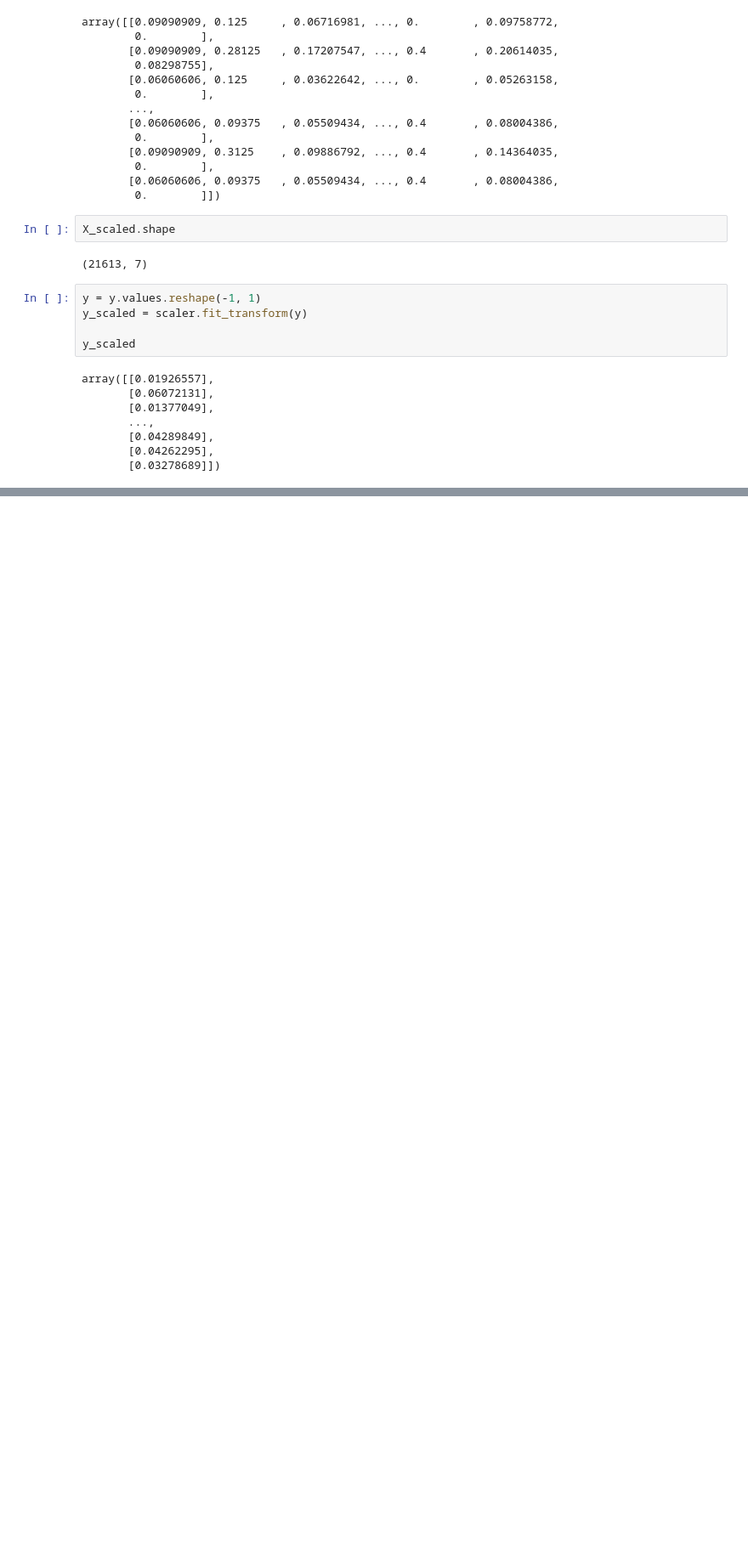
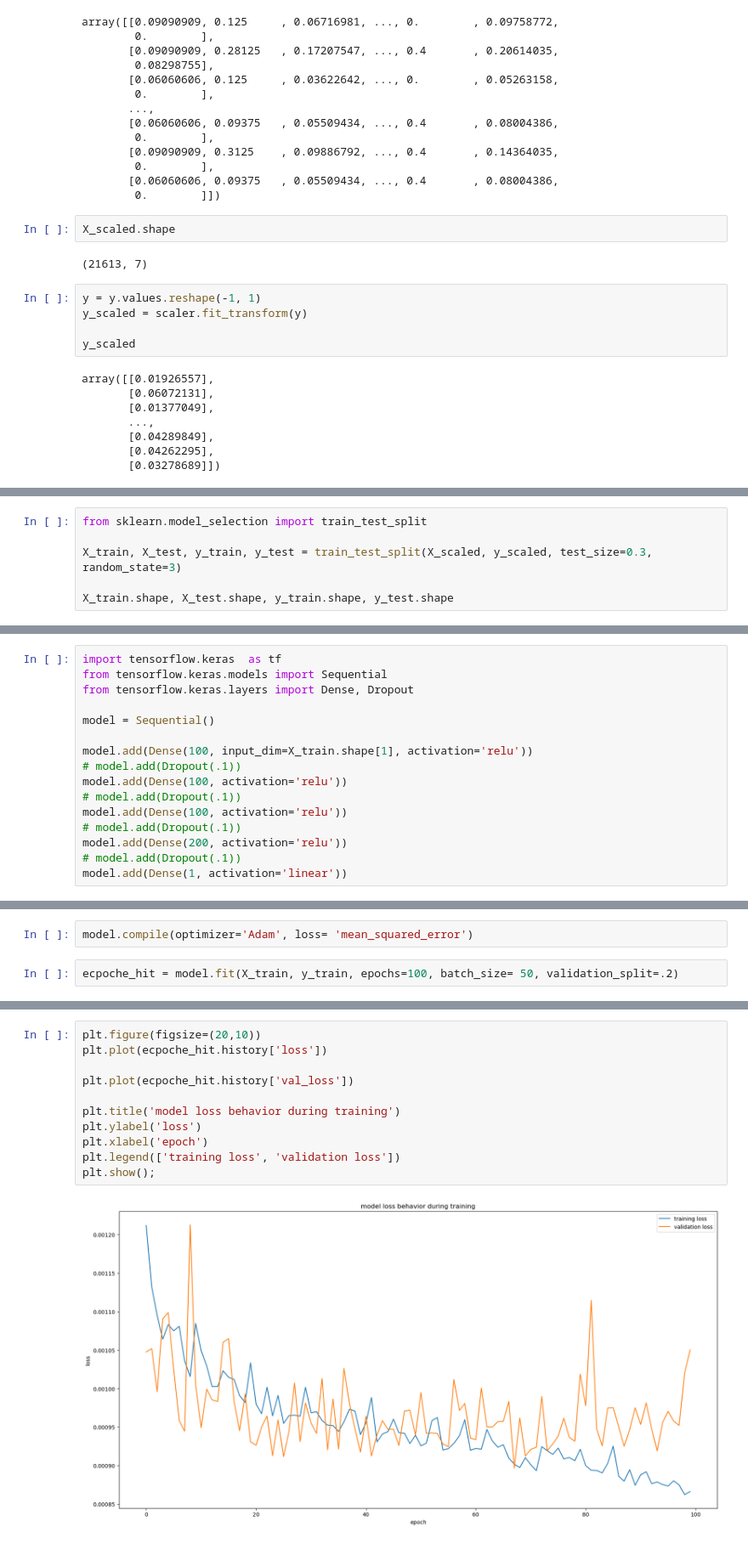
Before and after one commit to nobleyam/Deep-Learning-for-Real-Estate-Price-Prediction, a Jupyter notebook: Deep Learning for Real Estate Price Prediction.ipynb, the cells around one changed output, grey strips where cells are left out. Shown at 85% size. Saved outputs shown, nothing was run; the diff lists cells and outputs as text; blank space fills up the shorter version.

```diff
--- a/Deep Learning for Real Estate Price Prediction.ipynb
+++ b/Deep Learning for Real Estate Price Prediction.ipynb
@@ -226,0 +229,6 @@ array([[0.01926557],
+# %%
+from sklearn.model_selection import train_test_split
+
+X_train, X_test, y_train, y_test = train_test_split(X_scaled, y_scaled, test_size=0.3, random_state=3)
+
+X_train.shape, X_test.shape, y_train.shape, y_test.shape
@@ -226,0 +237,16 @@ array([[0.01926557],
+# %%
+import tensorflow.keras  as tf
+from tensorflow.keras.models import Sequential
+from tensorflow.keras.layers import Dense, Dropout
+
+model = Sequential()
+
+model.add(Dense(100, input_dim=X_train.shape[1], activation='relu'))
+# model.add(Dropout(.1))
+model.add(Dense(100, activation='relu'))
+# model.add(Dropout(.1))
+model.add(Dense(100, activation='relu'))
+# model.add(Dropout(.1))
+model.add(Dense(200, activation='relu'))
+# model.add(Dropout(.1))
+model.add(Dense(1, activation='linear'))
@@ -226,0 +273,4 @@ array([[0.01926557],
+# %%
+model.compile(optimizer='Adam', loss= 'mean_squared_error')
+# %%
+ecpoche_hit = model.fit(X_train, y_train, epochs=100, batch_size= 50, validation_split=.2)
@@ -226,0 +301,13 @@ array([[0.01926557],
+# %%
+plt.figure(figsize=(20,10))
+plt.plot(ecpoche_hit.history['loss'])
+
+plt.plot(ecpoche_hit.history['val_loss'])
+
+plt.title('model loss behavior during training')
+plt.ylabel('loss')
+plt.xlabel('epoch')
+plt.legend(['training loss', 'validation loss'])
+plt.show();
+# %% [output]
+[figure, added]
```
Also changed, not shown: parts of 24 cells of this notebook.
